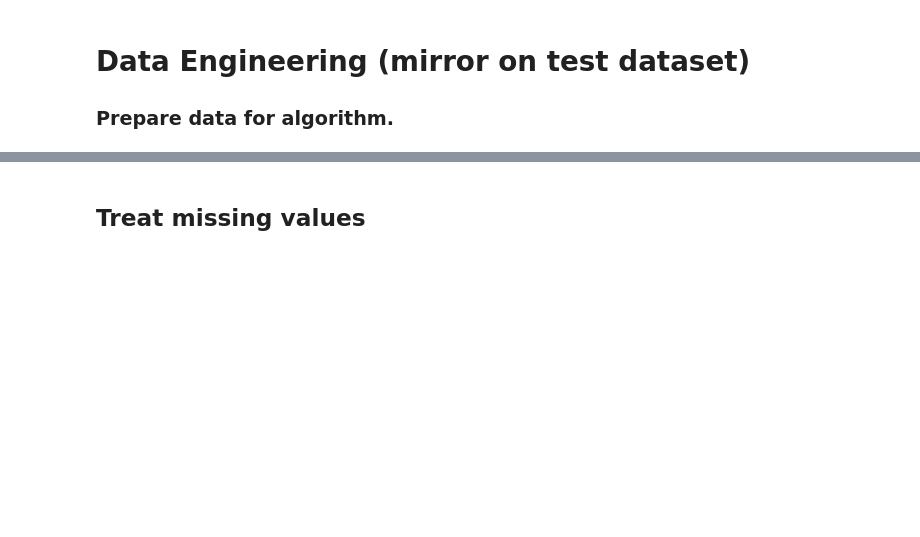
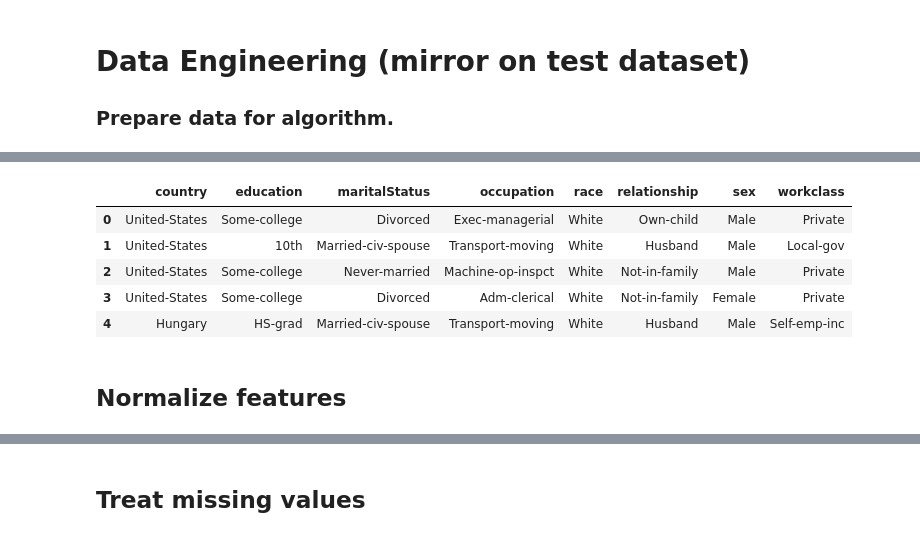
Before and after one commit to BrunoScaglione/kaggle-adult-competition, a Jupyter notebook: adultKnn.ipynb, the cells around one changed output, grey strips where cells are left out. Saved outputs shown, nothing was run; the diff lists cells and outputs as text; code cells hidden in the pictures; blank space fills up the shorter version.

```diff
--- a/adultKnn.ipynb
+++ b/adultKnn.ipynb
@@ -519,0 +550,5 @@ sns.heatmap(fullPivot3, ax=ax)
+# %%
+numColumns = ["age", "capitalGain", "capitalLoss", "educationNum", "hoursPerWeek"] # obs: left weight out
+catColumns = ["country", "education", "maritalStatus", "occupation", "race", "relationship", "sex", "workclass"] # obs: left target out
+adultTrainNum = adultTrain[numColumns]
+adultTrainCat = adultTrain[catColumns]
@@ -519,0 +564,11 @@ sns.heatmap(fullPivot3, ax=ax)
+# %%
+adultTrainCat.head()
+# %% [output]
+|  | country | education | maritalStatus | occupation | race | relationship | sex | workclass |
+| 0 | United-States | Some-college | Divorced | Exec-managerial | White | Own-child | Male | Private |
+| 1 | United-States | 10th | Married-civ-spouse | Transport-moving | White | Husband | Male | Local-gov |
+| 2 | United-States | Some-college | Never-married | Machine-op-inspct | White | Not-in-family | Male | Private |
+| 3 | United-States | Some-college | Divorced | Adm-clerical | White | Not-in-family | Female | Private |
+| 4 | Hungary | HS-grad | Married-civ-spouse | Transport-moving | White | Husband | Male | Self-emp-inc |
+# %% [markdown]
+## Normalize features
```
Also changed, not shown: parts of 37 cells of this notebook, 1 other file.
